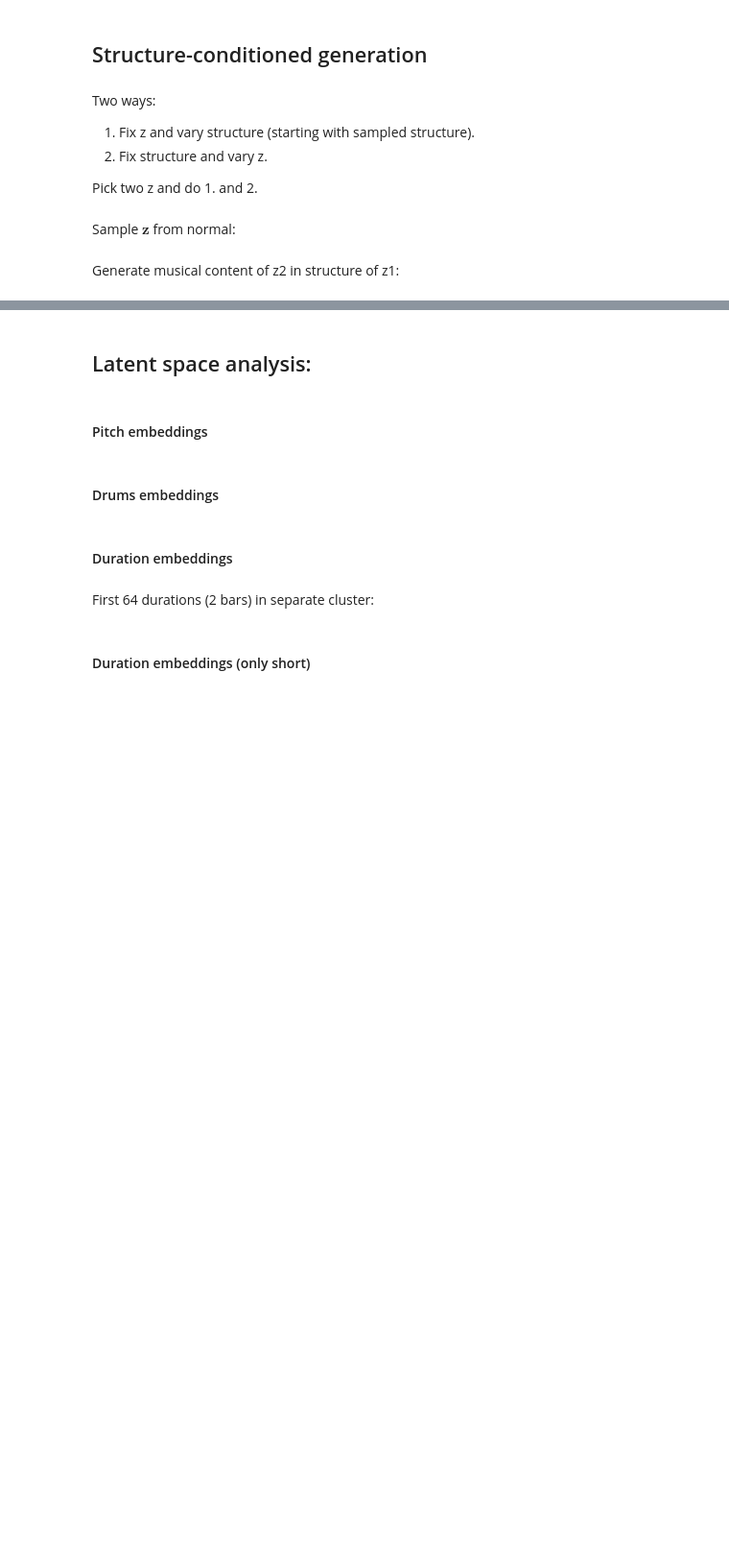
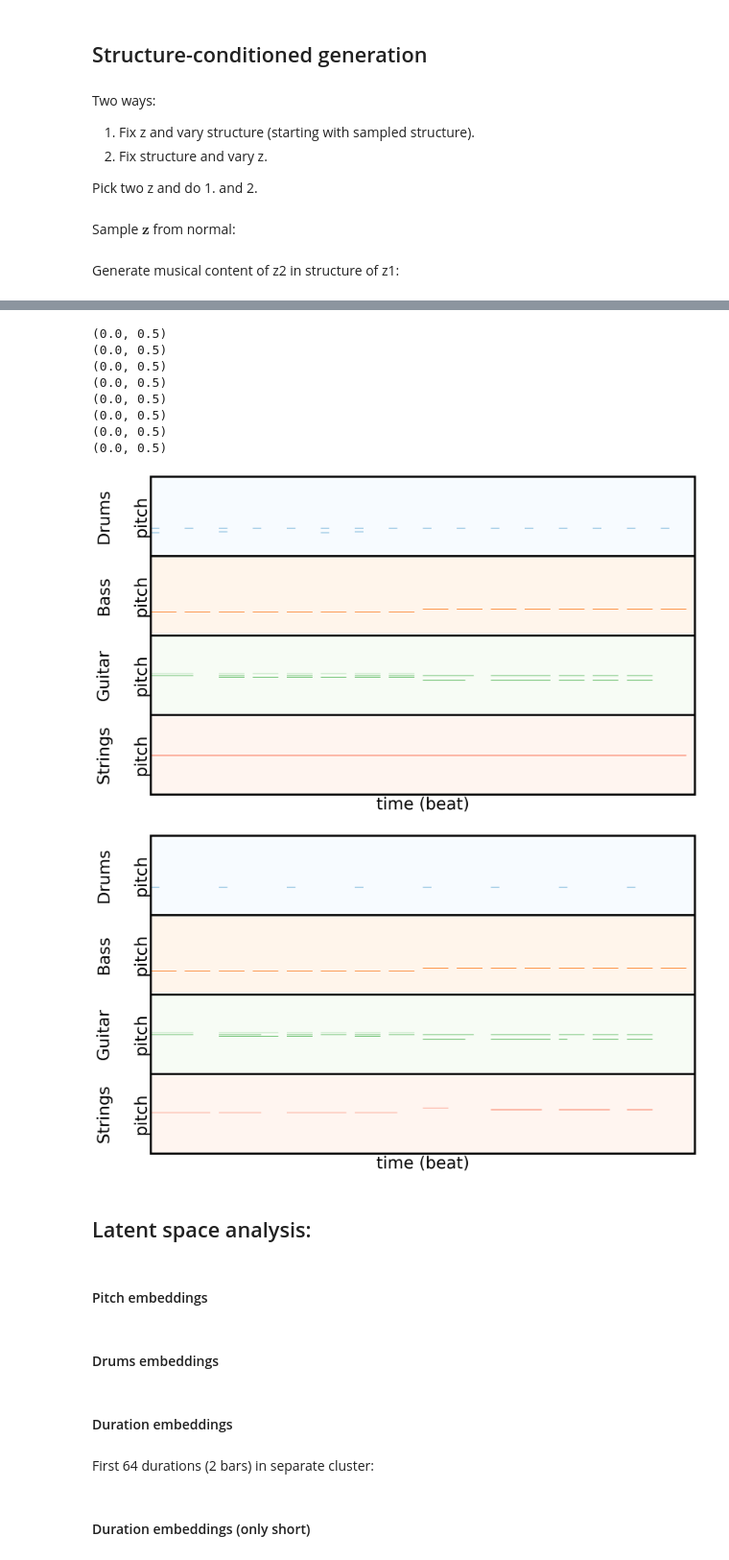
Before and after one commit to EmanueleCosenza/polyphemus, a Jupyter notebook: test.ipynb, the cells around one changed output, grey strips where cells are left out. Shown at 96% size. Cells and saved outputs as stored; diff of their text form; code cells hidden in the pictures; blank space fills up the shorter version.

```diff
--- a/test.ipynb
+++ b/test.ipynb
@@ -2258,0 +2511,17 @@ print("Finished.")
+# %%
+import muspy
+def plot_pianoroll(music, save_dir=None, name=None, figsize=(10, 10),
+                   fformat="png", xticklabel='on', preset='full', **kwargs):
+
+    fig, axs_ = plt.subplots(4, sharex=True, figsize=figsize)
+    fig.subplots_adjust(hspace=0)
+    axs = axs_.tolist()
+    for ax in axs:
+        ax.set_ylim([0, 0.5])
+        print(ax.get_ylim())
+    muspy.show_pianoroll(music=music, yticklabel='off',
+                         xticklabel=xticklabel, grid_axis='off',
+                         axs=axs, preset=preset)
+
+    if save_dir:
+        plt.savefig(os.path.join(save_dir, name+"."+fformat), format=fformat, dpi=200)
@@ -2259,2 +2606,34 @@ print("Finished.")
+# %%
+music_real = generate_content(vae, z2, struct_z2)
+music_edited = generate_content(vae, z2, struct_z2_edit)
+# %%
+real = muspy_from_dense(music_real[0], track_data, params['model']['resolution'])
+edited = muspy_from_dense(music_edited[0], track_data, params['model']['resolution'])
+
+with mpl.rc_context({'lines.linewidth': 4, 'axes.linewidth': 4, 'font.size': 34}):
+    plot_pianoroll(real, save_dir, name='pianoroll_generated',
+                   figsize=(20, 12), fformat='png', preset='frame')
+    plot_pianoroll(edited, save_dir, name='pianoroll_edited',
+                   figsize=(20, 12), fformat='png', preset='frame')
+
+if extend:
+    edited = np.tile(music_edited[0], (1, 2, 1, 1))
+    edited = muspy_from_dense(edited, track_data, params['model']['resolution'])
+    real = np.tile(music_real[0], (1, 2, 1, 1))
+    real = muspy_from_dense(real, track_data, params['model']['resolution'])
+
+midi_from_muspy(edited, save_dir, name='edited_structure')
+midi_from_muspy(real, save_dir, name='generated_structure')
+# %% [output]
+(0.0, 0.5)
+(0.0, 0.5)
+(0.0, 0.5)
+(0.0, 0.5)
+(0.0, 0.5)
+(0.0, 0.5)
+(0.0, 0.5)
+(0.0, 0.5)
+[figure, added]
+[figure, added]
 # %% [markdown]
 ## Latent space analysis:
```
Also changed, not shown: parts of 32 cells of this notebook, 6 other files.
